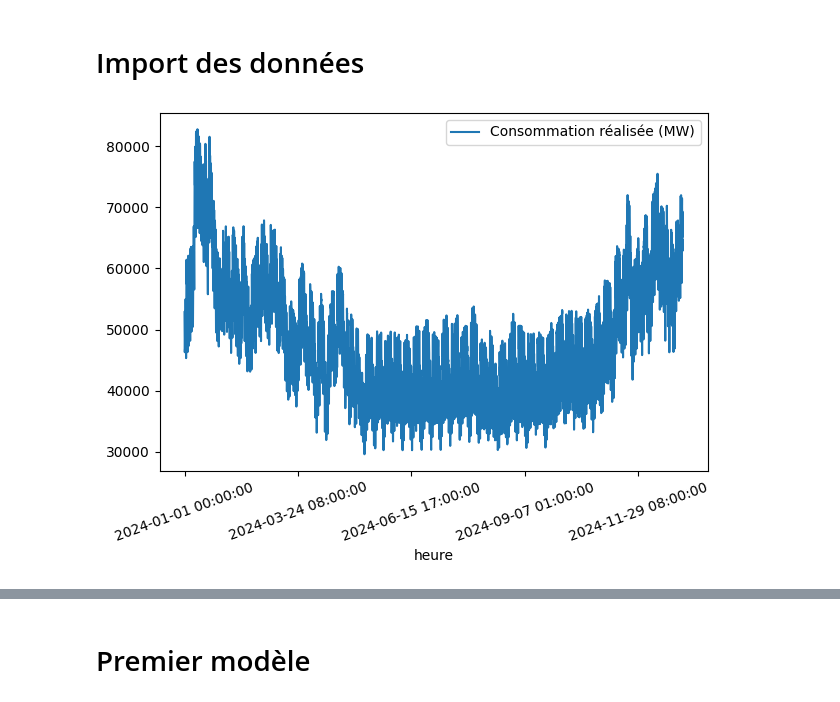
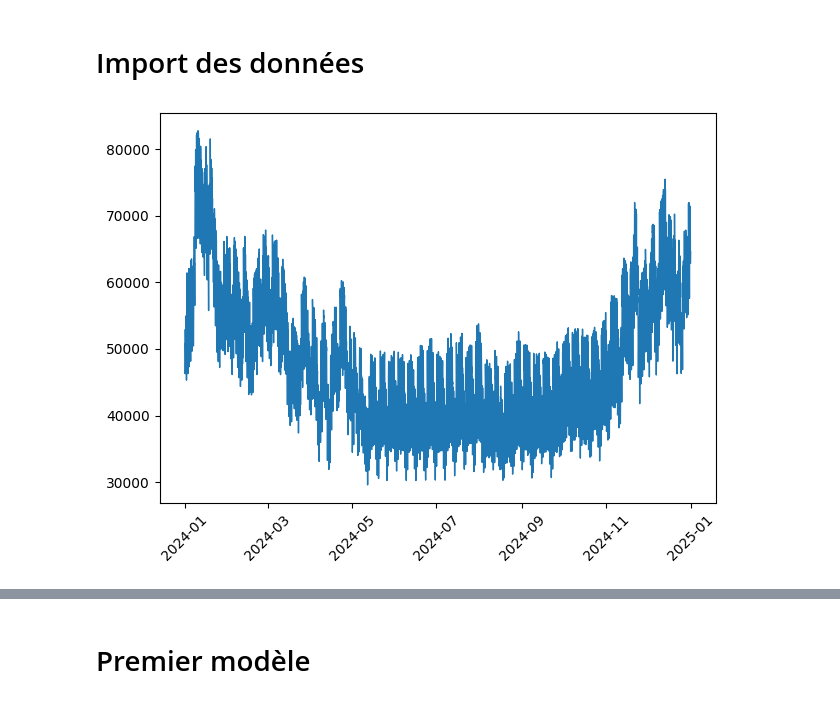
Before and after one commit to Alx-Lebeau/Cours-EcoElec, a Jupyter notebook: equilibre_court_terme.ipynb, the cells around one changed output, grey strips where cells are left out. Drawn from its saved outputs; the diff is of its cells as text; code cells hidden in the pictures.

```diff
--- a/equilibre_court_terme.ipynb
+++ b/equilibre_court_terme.ipynb
@@ -19,12 +20,15 @@ Receiving objects: 100% (15/15), 228.23 KiB | 5.71 MiB/s, done.
 Consommation_France_2024.csv  Equilibre_Court_Terme.ipynb
 # %% [markdown]
 # Import des données
-# %%
-df = pd.read_csv("Consommation_France_2024.csv")
-
-df.plot(x="heure",y="Consommation réalisée (MW)")
-
-plt.xticks(rotation=20)
-plt.tight_layout()
-# %% [output]
-[figure, removed]
+# %%
+df = pd.read_csv("Consommation_France_2024.csv",index_col=0)
+df["heure"] = pd.to_datetime(df["heure"])
+
+
+fig, ax = plt.subplots(tight_layout=True)
+
+ax.plot(df["heure"],df["Consommation réalisée (MW)"],lw=1)
+
+ax.tick_params(axis="x", labelrotation=45)
+# %% [output]
+[figure, added]
```
Also changed, not shown: parts of 2 cells of this notebook.
